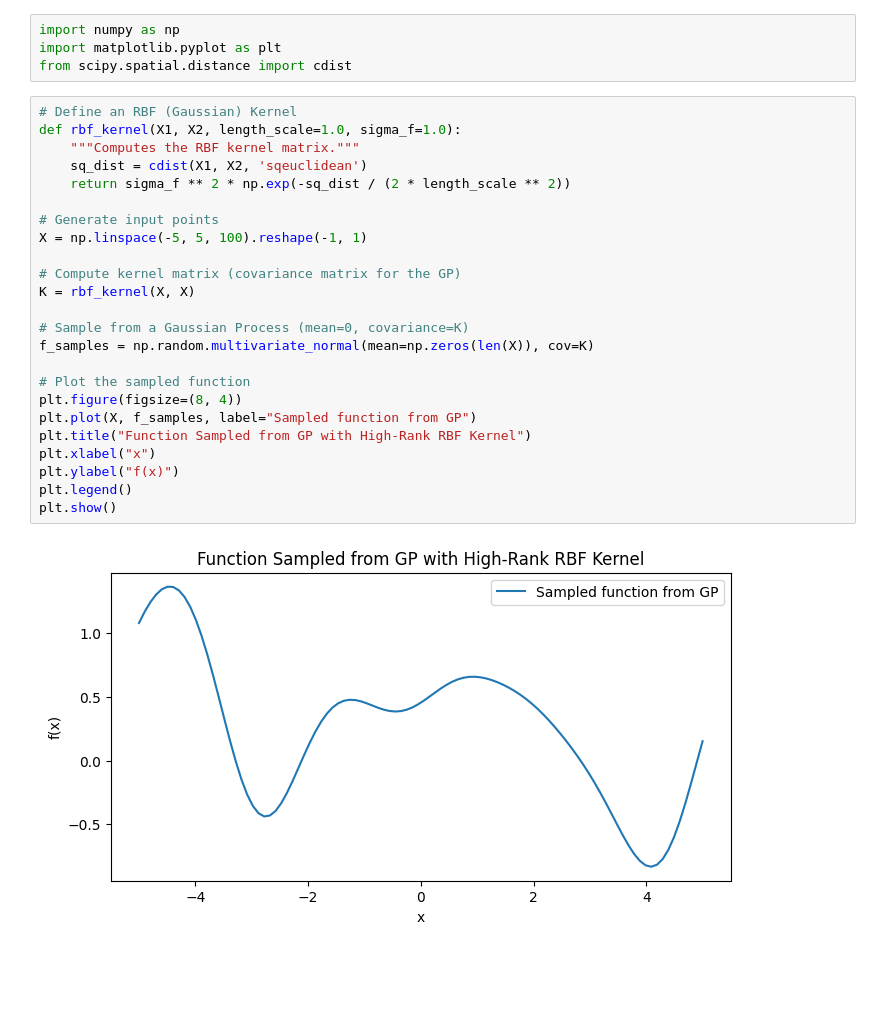
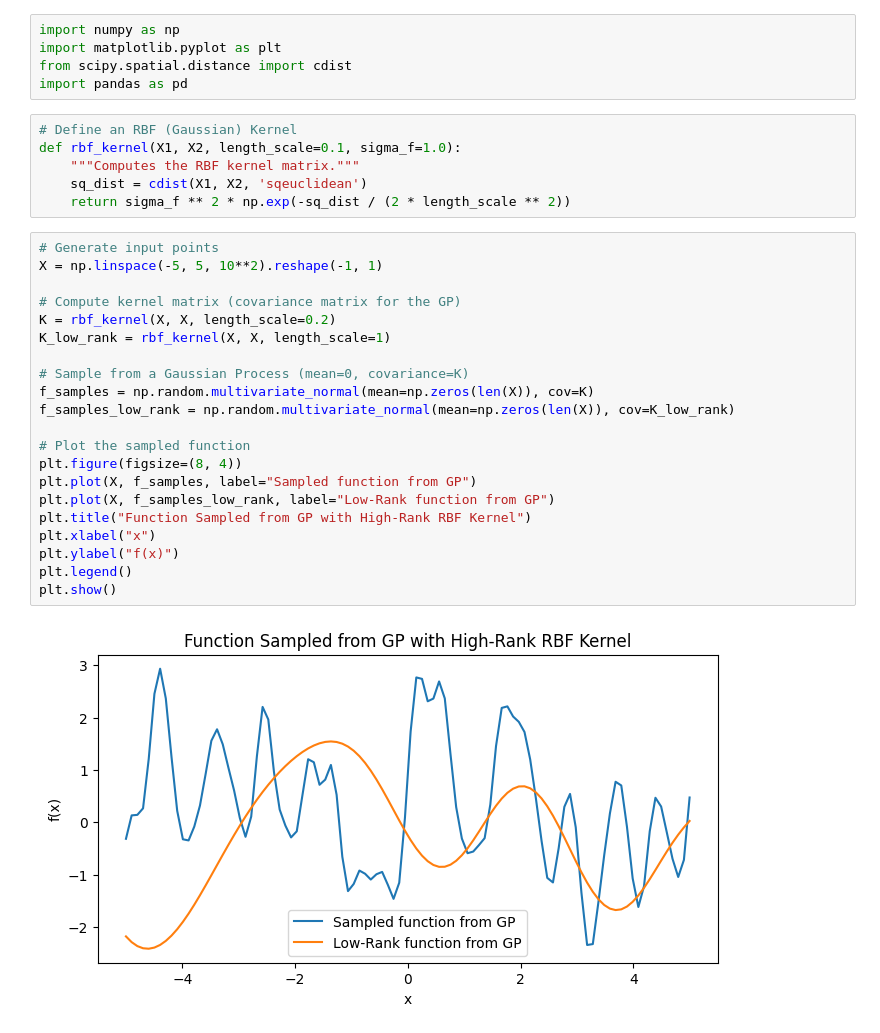
Before and after one commit to Quan-Zhou/MAB, a Jupyter notebook: RKHS.ipynb, the cells around one changed output. Drawn from its saved outputs; the diff is of its cells as text; blank space fills up the shorter version.

```diff
--- a/RKHS.ipynb
+++ b/RKHS.ipynb
@@ -2,29 +2,33 @@
 import numpy as np
 import matplotlib.pyplot as plt
 from scipy.spatial.distance import cdist
+import pandas as pd
+# %%
+# Define an RBF (Gaussian) Kernel
+def rbf_kernel(X1, X2, length_scale=0.1, sigma_f=1.0):
+    """Computes the RBF kernel matrix."""
+    sq_dist = cdist(X1, X2, 'sqeuclidean')
+    return sigma_f ** 2 * np.exp(-sq_dist / (2 * length_scale ** 2))
 # %%
-# Define an RBF (Gaussian) Kernel
-def rbf_kernel(X1, X2, length_scale=1.0, sigma_f=1.0):
-    """Computes the RBF kernel matrix."""
-    sq_dist = cdist(X1, X2, 'sqeuclidean')
-    return sigma_f ** 2 * np.exp(-sq_dist / (2 * length_scale ** 2))
-
 # Generate input points
-X = np.linspace(-5, 5, 100).reshape(-1, 1)
+X = np.linspace(-5, 5, 10**2).reshape(-1, 1)
 
 # Compute kernel matrix (covariance matrix for the GP)
-K = rbf_kernel(X, X)
+K = rbf_kernel(X, X, length_scale=0.2)
+K_low_rank = rbf_kernel(X, X, length_scale=1)
 
 # Sample from a Gaussian Process (mean=0, covariance=K)
 f_samples = np.random.multivariate_normal(mean=np.zeros(len(X)), cov=K)
+f_samples_low_rank = np.random.multivariate_normal(mean=np.zeros(len(X)), cov=K_low_rank)
 
 # Plot the sampled function
 plt.figure(figsize=(8, 4))
 plt.plot(X, f_samples, label="Sampled function from GP")
+plt.plot(X, f_samples_low_rank, label="Low-Rank function from GP")
 plt.title("Function Sampled from GP with High-Rank RBF Kernel")
 plt.xlabel("x")
 plt.ylabel("f(x)")
 plt.legend()
 plt.show()
 # %% [output]
-[figure, old version]
+[figure, new version]
```
Also changed, not shown: parts of 8 cells of this notebook.
